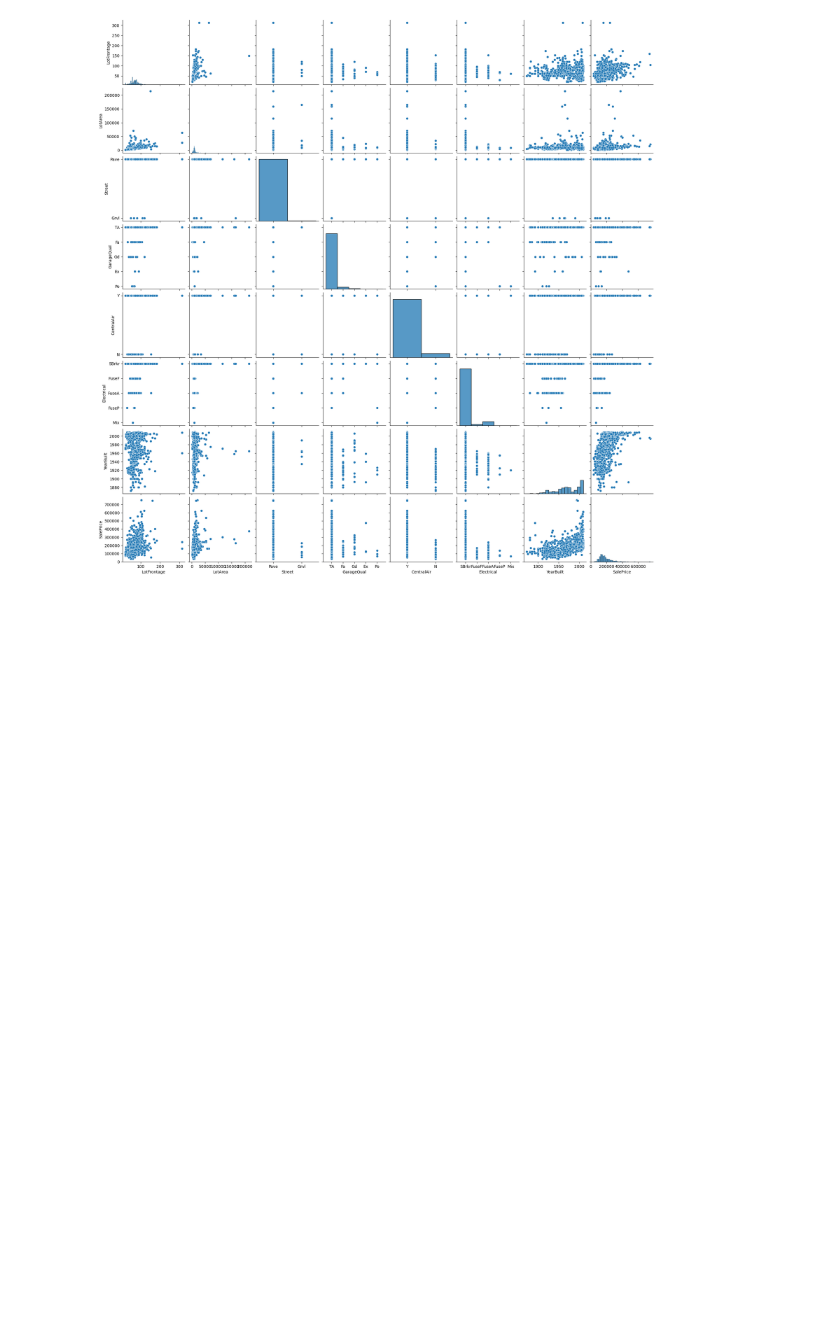
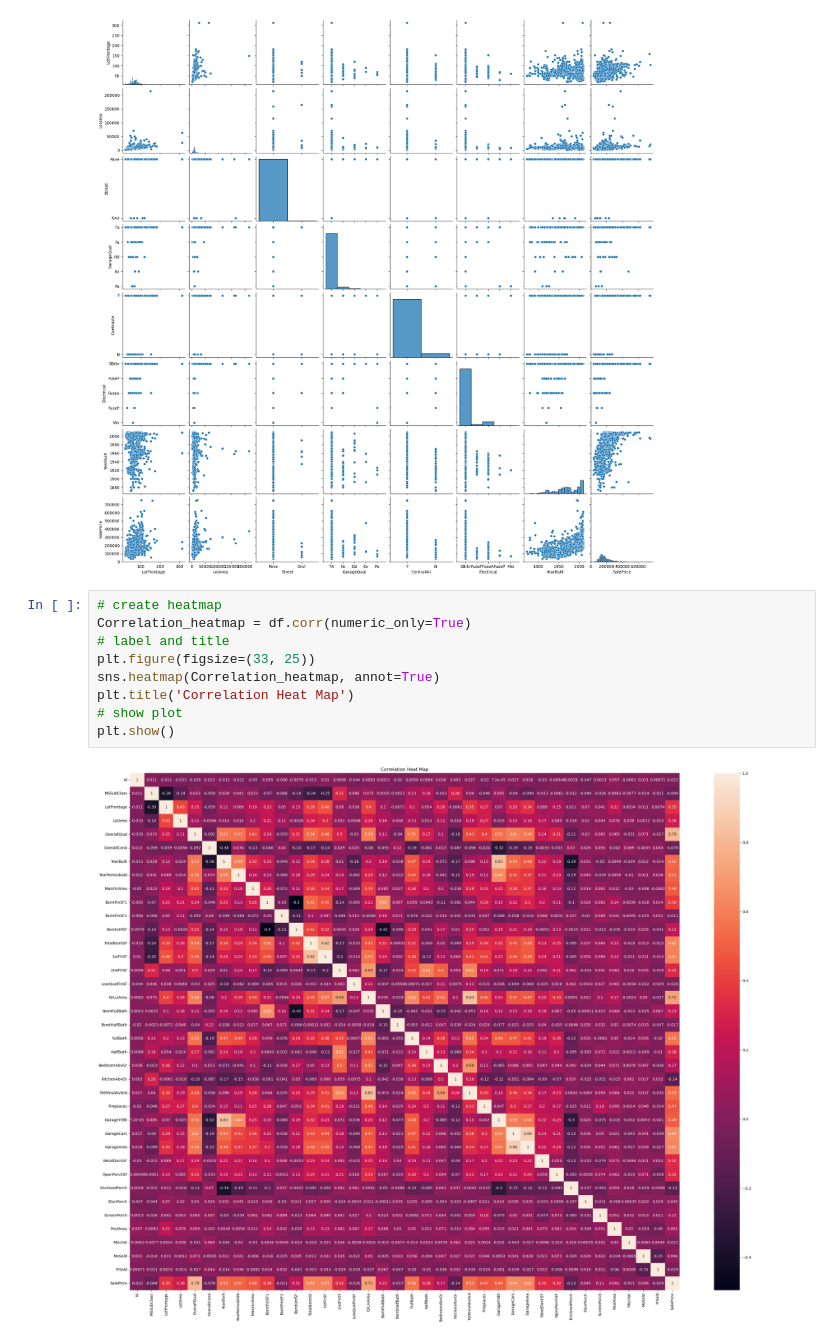
Before and after one commit to Totally-Kyle/Housing-Prices, a Jupyter notebook: EDA.ipynb, the cells around one changed output. Drawn from its saved outputs; the diff is of its cells as text; blank space fills up the shorter version.

```diff
--- a/EDA.ipynb
+++ b/EDA.ipynb
@@ -155,3 +168,14 @@ sns.pairplot(df, vars=["LotFrontage", "LotArea", "Street", "GarageQual", "Centra
 # %% [output]
 <seaborn.axisgrid.PairGrid at 0x...>
 [figure]
+# %%
+# create heatmap
+Correlation_heatmap = df.corr(numeric_only=True)
+# label and title
+plt.figure(figsize=(33, 25))
+sns.heatmap(Correlation_heatmap, annot=True)
+plt.title('Correlation Heat Map')
+# show plot
+plt.show()
+# %% [output]
+[figure, added]
```
Also changed, not shown: parts of 3 cells of this notebook.
